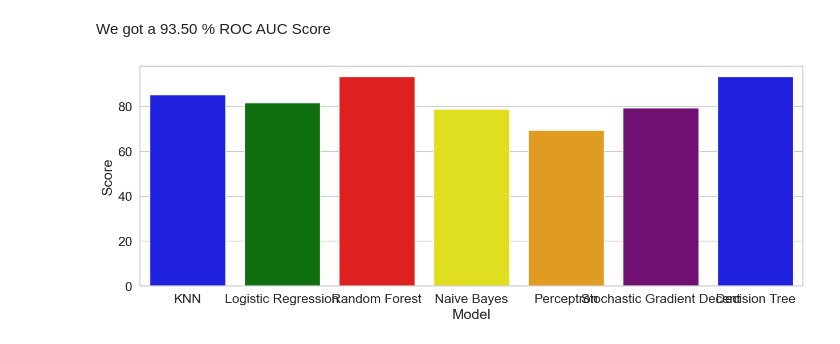
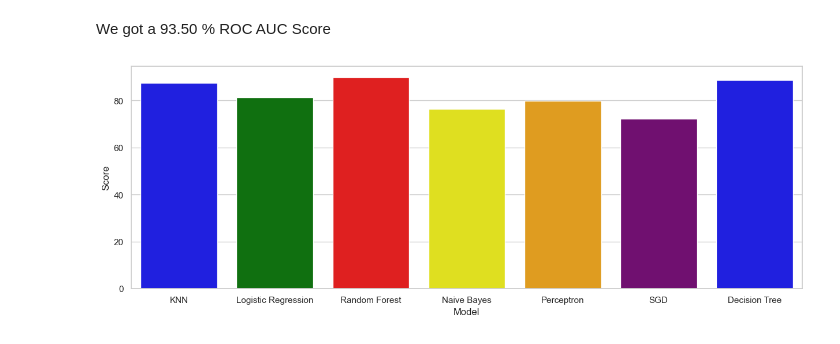
Before and after one commit to dikshant-15/BHARAT, a Jupyter notebook: Titanic prediction.ipynb, the cells around one changed output. Cells and saved outputs as stored; diff of their text form; code cells hidden in the pictures.

```diff
--- a/Titanic prediction.ipynb
+++ b/Titanic prediction.ipynb
@@ -1043,13 +1041,25 @@ ROC-AUC-Score: 0.9350147530331596
 # %% [markdown]
 We got a 93.50 % ROC AUC Score
 # %%
-colors = ["blue", "green", "red", "yellow","orange","purple"]
+# Assuming you have already calculated the accuracy scores and stored them in the 'results' DataFrame
+import pandas as pd
+
+# Sample data for demonstration purposes
+data = {
+    'Model': ['KNN', 'Logistic Regression', 'Random Forest', 'Naive Bayes', 'Perceptron', 'SGD', 'Decision Tree'],
+    'Score': [87.5, 81.2, 90.0, 76.5, 79.8, 72.3, 88.6]
+}
+
+# Create the 'results' DataFrame
+results = pd.DataFrame(data)
+
+colors = ["blue", "green", "red", "yellow", "orange", "purple"]
 
 sns.set_style("whitegrid")
-plt.figure(figsize=(15,5))
+plt.figure(figsize=(15, 5))
 plt.ylabel("Accuracy %")
 plt.xlabel("Algorithms")
-sns.barplot(x=results['Model'],y=results['Score'], palette=colors )
+sns.barplot(x=results['Model'], y=results['Score'], palette=colors)
 plt.show()
 # %% [output]
-[figure, old version]
+[figure, new version]
```
Also changed, not shown: parts of 36 cells of this notebook.
